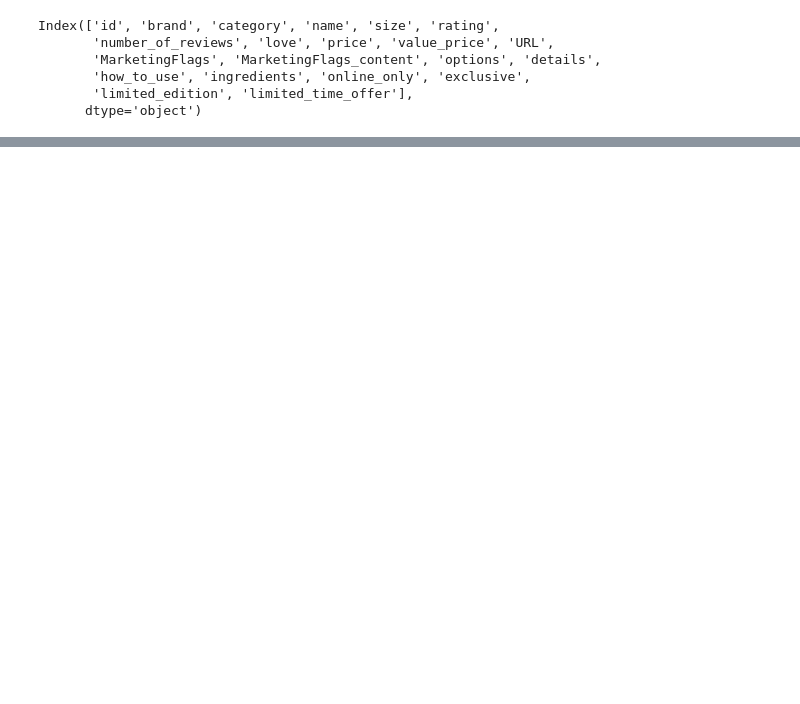
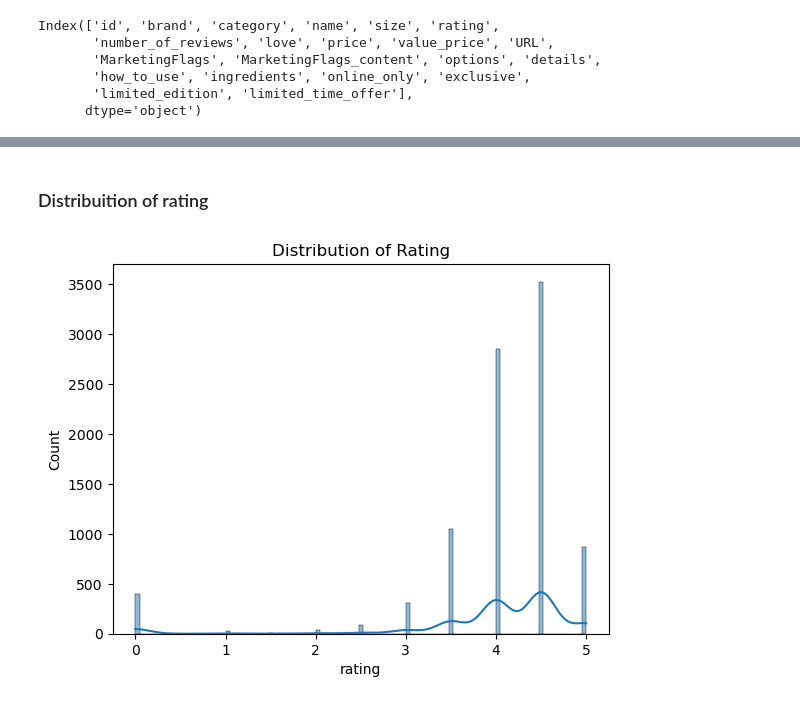
Before and after one commit to LeoH10462/Sephora, a Jupyter notebook: sephora.ipynb, the cells around one changed output, grey strips where cells are left out. Cells and saved outputs as stored; diff of their text form; code cells hidden in the pictures; blank space fills up the shorter version.

```diff
--- a/sephora.ipynb
+++ b/sephora.ipynb
@@ -25,0 +64,8 @@ Index(['id', 'brand', 'category', 'name', 'size', 'rating',
+# %% [markdown]
+### Distribuition of rating
+# %%
+sns.histplot(df['rating'], kde =True)
+plt.title('Distribution of Rating')
+plt.show()
+# %% [output]
+[figure, added]
```
Also changed, not shown: parts of 7 cells of this notebook.
